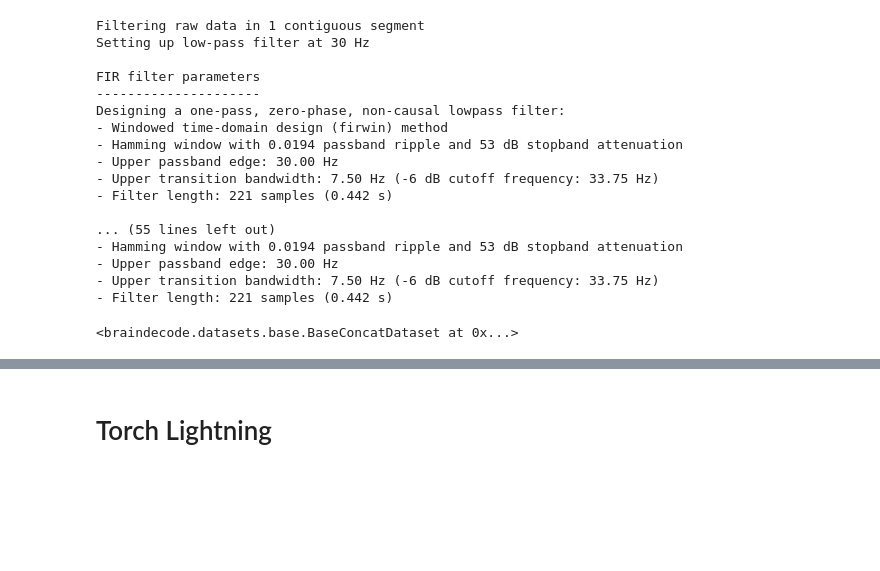
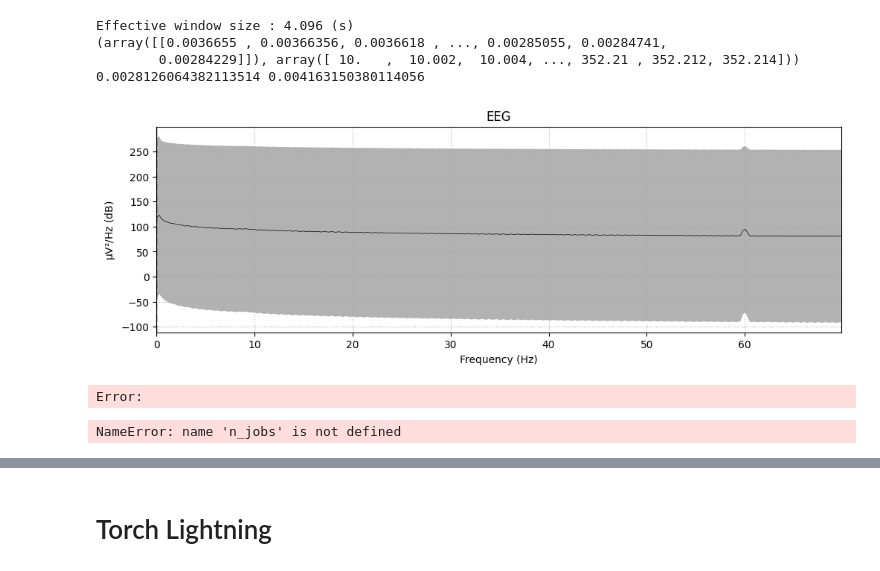
Before and after one commit to sccn/eeg-ssl, a Jupyter notebook: notebooks/HBN_braindecode.ipynb, the cells around one changed output, grey strips where cells are left out. Drawn from its saved outputs; the diff is of its cells as text; code cells hidden in the pictures; blank space fills up the shorter version.

```diff
--- a/notebooks/HBN_braindecode.ipynb
+++ b/notebooks/HBN_braindecode.ipynb
@@ -39,31 +128,44 @@ all_ds = BaseConcatDataset([ds1, ds2])
+# %%
+loaded_dataset = load_concat_dataset(path='data/hbn', preload=False)
+all_ds = loaded_dataset
+# %%
+raw = all_ds.datasets[11].raw
+fig = raw.compute_psd(fmax=70).plot(
+    average=True, amplitude=False, picks="data", exclude="bads"
+)
+sampling_freq = raw.info["sfreq"]
+start_stop_seconds = np.array([10, 500])
+start_sample, stop_sample = (start_stop_seconds * sampling_freq).astype(int)
+channel_index = 0
+raw_selection = raw[channel_index, start_sample:stop_sample]
+print(raw_selection)
+x = raw_selection[1]
+y = raw_selection[0].T
+print(np.min(y),np.max(y))
+# plt.plot(x, y)
+# %% [output]
+Effective window size : 4.096 (s)
+(array([[0.0036655 , 0.00366356, 0.0036618 , ..., 0.00285055, 0.00284741,
+        0.00284229]]), array([ 10.   ,  10.002,  10.004, ..., 352.21 , 352.212, 352.214]))
+0.0028126064382113514 0.004163150380114056
+[figure, added]
+Error:
 # %%
 from numpy import multiply
+sampling_rate = 250 # resample to follow the tutorial sampling rate
 high_cut_hz = 30
 # Factor to convert from V to uV
-factor = 1e6
+factor = 1e4
 preprocessors = [
     Preprocessor(lambda data: multiply(data, factor)),  # Convert from V to uV
+    Preprocessor('crop', tmin=10),  # crop first 10 seconds as begining of noise recording
+    Preprocessor('resample', sfreq=sampling_rate),
+    Preprocessor('notch_filter', freqs=(60, 120)),
     Preprocessor('filter', l_freq=None, h_freq=high_cut_hz, n_jobs=n_jobs)
 ]
 
 # Transform the data
 preprocess(all_ds, preprocessors)
+# all_ds.save('data/hbn_preprocessed')
 # %% [output]
-Filtering raw data in 1 contiguous segment
-Setting up low-pass filter at 30 Hz
-
-FIR filter parameters
----------------------
-Designing a one-pass, zero-phase, non-causal lowpass filter:
-- Windowed time-domain design (firwin) method
-- Hamming window with 0.0194 passband ripple and 53 dB stopband attenuation
-- Upper passband edge: 30.00 Hz
-- Upper transition bandwidth: 7.50 Hz (-6 dB cutoff frequency: 33.75 Hz)
-- Filter length: 221 samples (0.442 s)
-
-... (55 lines left out)
-- Hamming window with 0.0194 passband ripple and 53 dB stopband attenuation
-- Upper passband edge: 30.00 Hz
-- Upper transition bandwidth: 7.50 Hz (-6 dB cutoff frequency: 33.75 Hz)
-- Filter length: 221 samples (0.442 s)
+NameError: name 'n_jobs' is not defined
-<braindecode.datasets.base.BaseConcatDataset at 0x...>
```
Also changed, not shown: parts of 18 cells of this notebook, 21 other files.
